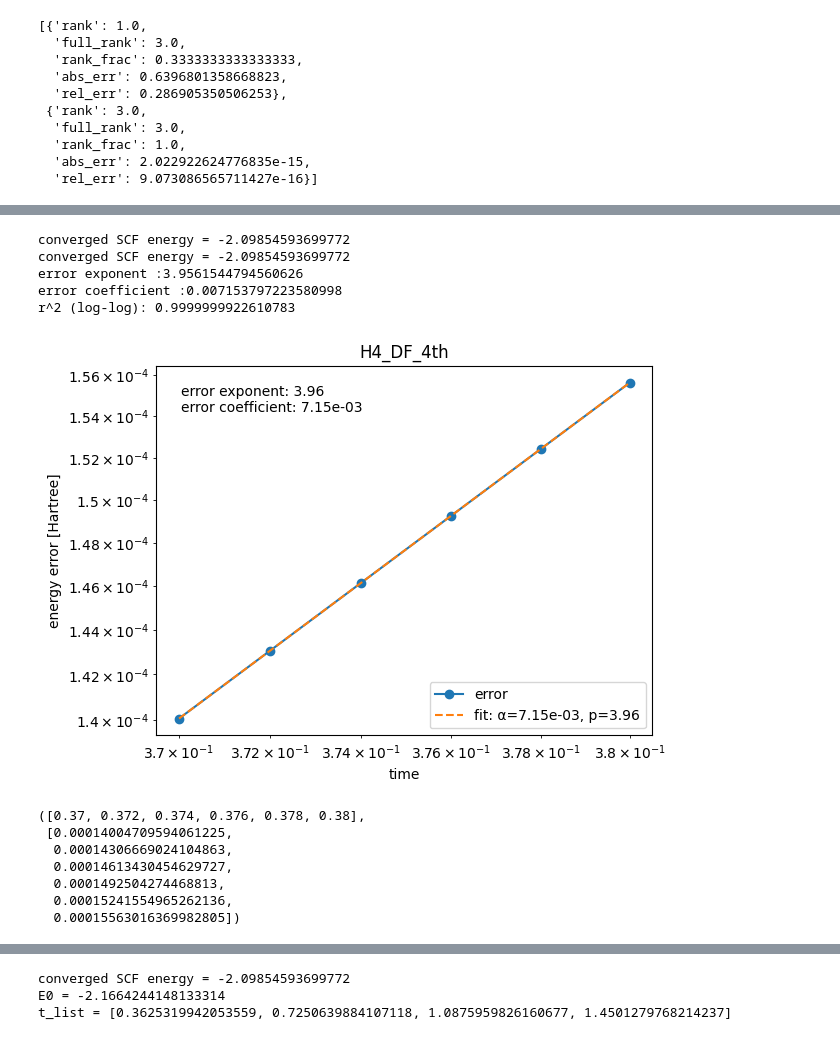
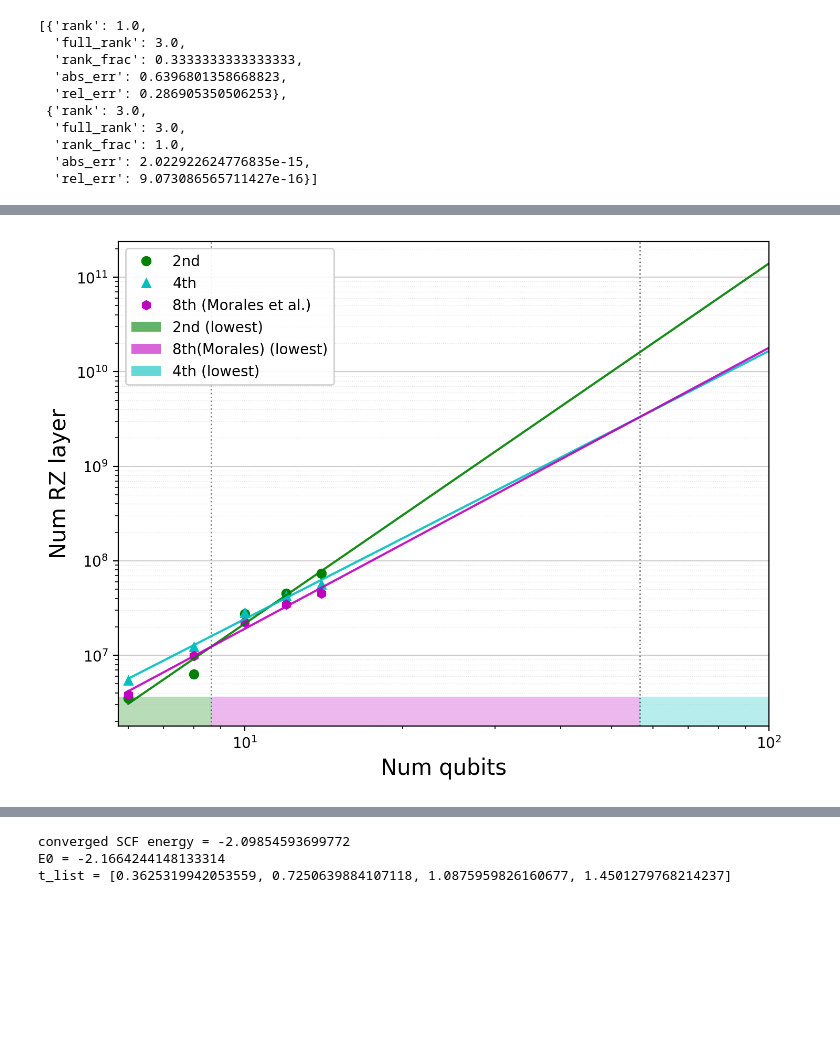
Before and after one commit to HIROMU1015/Evaluation_numGate_highorder_DF, a Jupyter notebook: trotter_DF.ipynb, the cells around one changed output, grey strips where cells are left out. Cells and saved outputs as stored; diff of their text form; code cells hidden in the pictures; blank space fills up the shorter version.

Commit message:
extrapolation まで実装

```diff
--- a/trotter_DF.ipynb
+++ b/trotter_DF.ipynb
@@ -94,22 +119,5 @@ r^2 (log-log): 0.9998301162587487
-# %%
-from scripts.df_trotter_energy_plot_perturb import df_trotter_energy_error_plot_perturb
-
-df_trotter_energy_error_plot_perturb(
-    t_start=0.37, t_end=0.38, t_step=0.002,
-    molecule_type=4, pf_label="4th",
-    rank_fraction=0.9, reference="exact",
-)
-# %% [output]
-converged SCF energy = -2.09854593699772
-converged SCF energy = -2.09854593699772
-error exponent :3.9561544794560626
-error coefficient :0.007153797223580998
-r^2 (log-log): 0.9999999922610783
-[figure, removed]
-([0.37, 0.372, 0.374, 0.376, 0.378, 0.38],
- [0.00014004709594061225,
-  0.00014306669024104863,
-  0.00014613430454629727,
-  0.0001492504274468813,
-  0.00015241554965262136,
-  0.00015563016369982805])
+# %%
+from trotterlib.cost_extrapolation import t_depth_extrapolation_df
+t_depth_extrapolation_df(Hchain=7, n_w_list=("2nd","4th",'8th(Morales)'), rz_layer=True)
+# %% [output]
+[figure, added]
```
Also changed, not shown: parts of 6 cells of this notebook, 34 other files.
